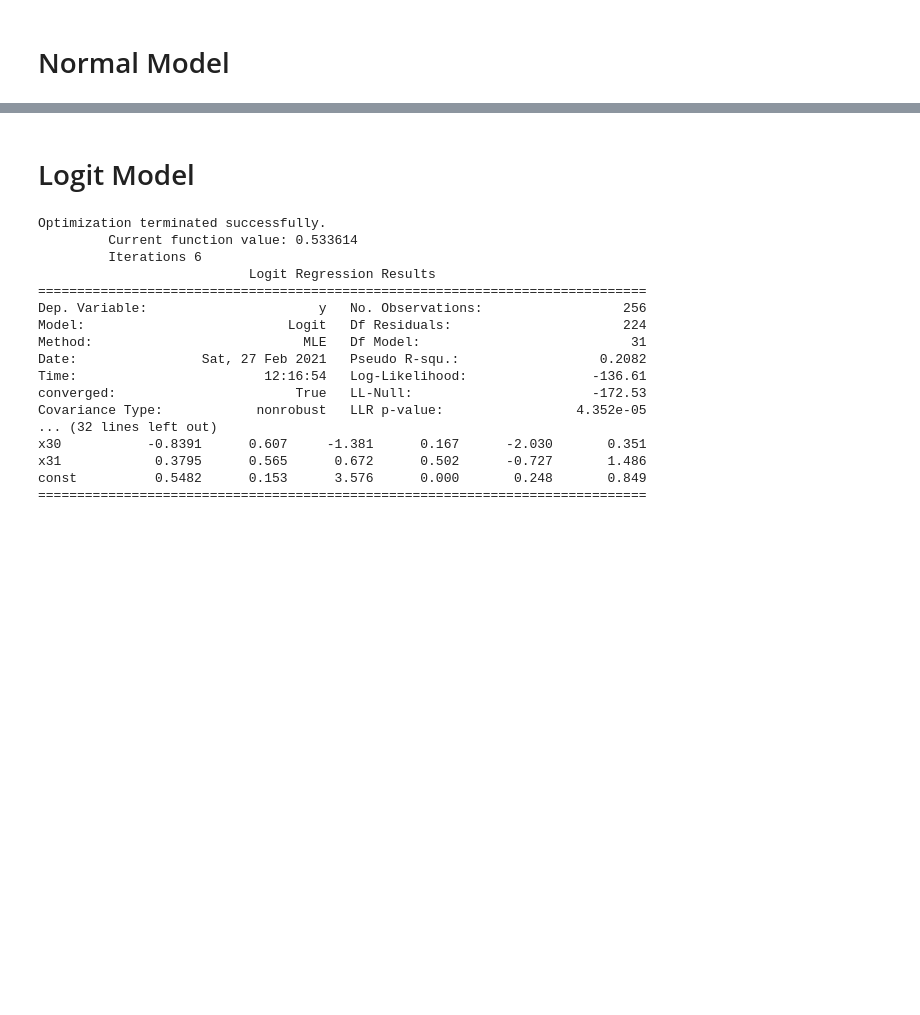
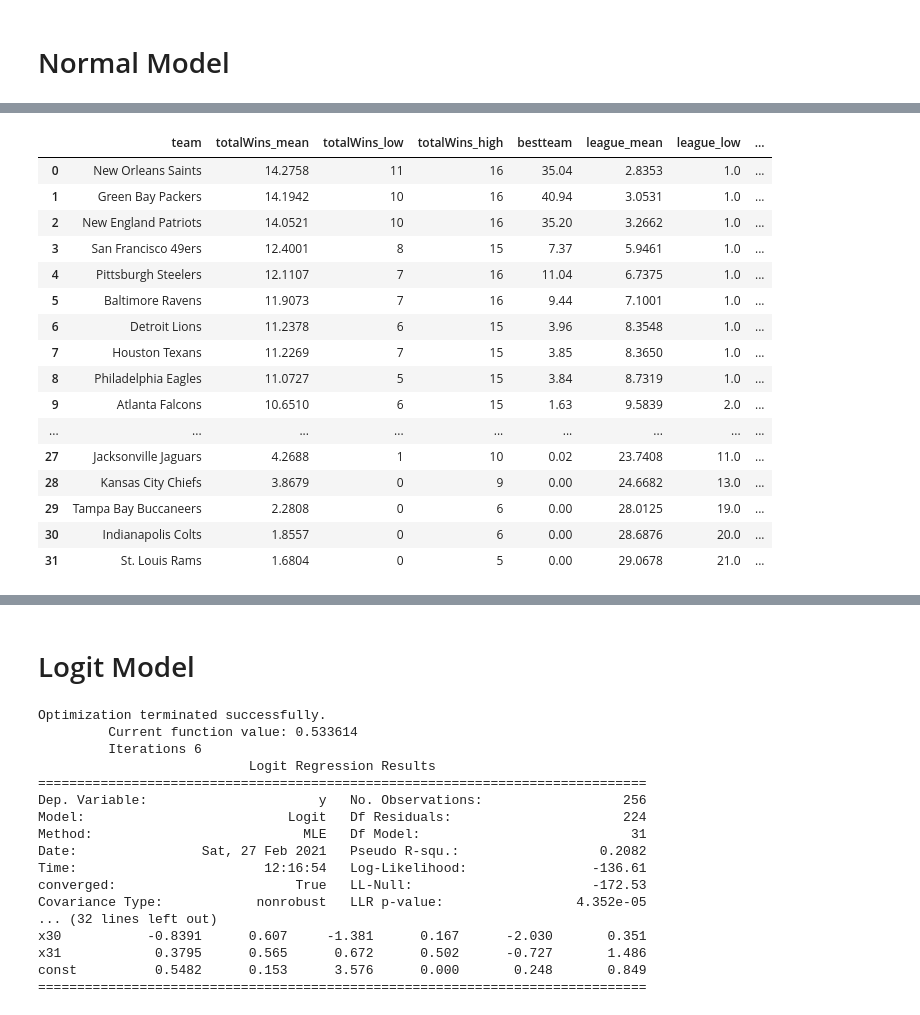
Before and after one commit to sethbilliau/SportsAnalytics, a Jupyter notebook: project1/module1code.ipynb, the cells around one changed output, grey strips where cells are left out. Saved outputs shown, nothing was run; the diff lists cells and outputs as text; code cells hidden in the pictures; blank space fills up the shorter version.

```diff
--- a/project1/module1code.ipynb
+++ b/project1/module1code.ipynb
@@ -439,3 +467,23 @@ team_summary_loaded = pd.read_csv("data/team_summary.csv")
+# %%
+team_summary.drop(columns=["division"])
+# %% [output]
+|  | team | totalWins_mean | totalWins_low | totalWins_high | bestteam | league_mean | league_low | ... |
+| 0 | New Orleans Saints | 14.2758 | 11 | 16 | 35.04 | 2.8353 | 1.0 | ... |
+| 1 | Green Bay Packers | 14.1942 | 10 | 16 | 40.94 | 3.0531 | 1.0 | ... |
+| 2 | New England Patriots | 14.0521 | 10 | 16 | 35.20 | 3.2662 | 1.0 | ... |
+| 3 | San Francisco 49ers | 12.4001 | 8 | 15 | 7.37 | 5.9461 | 1.0 | ... |
+| 4 | Pittsburgh Steelers | 12.1107 | 7 | 16 | 11.04 | 6.7375 | 1.0 | ... |
+| 5 | Baltimore Ravens | 11.9073 | 7 | 16 | 9.44 | 7.1001 | 1.0 | ... |
+| 6 | Detroit Lions | 11.2378 | 6 | 15 | 3.96 | 8.3548 | 1.0 | ... |
+| 7 | Houston Texans | 11.2269 | 7 | 15 | 3.85 | 8.3650 | 1.0 | ... |
+| 8 | Philadelphia Eagles | 11.0727 | 5 | 15 | 3.84 | 8.7319 | 1.0 | ... |
+| 9 | Atlanta Falcons | 10.6510 | 6 | 15 | 1.63 | 9.5839 | 2.0 | ... |
+| ... | ... | ... | ... | ... | ... | ... | ... | ... |
+| 27 | Jacksonville Jaguars | 4.2688 | 1 | 10 | 0.02 | 23.7408 | 11.0 | ... |
+| 28 | Kansas City Chiefs | 3.8679 | 0 | 9 | 0.00 | 24.6682 | 13.0 | ... |
+| 29 | Tampa Bay Buccaneers | 2.2808 | 0 | 6 | 0.00 | 28.0125 | 19.0 | ... |
+| 30 | Indianapolis Colts | 1.8557 | 0 | 6 | 0.00 | 28.6876 | 20.0 | ... |
+| 31 | St. Louis Rams | 1.6804 | 0 | 5 | 0.00 | 29.0678 | 21.0 | ... |
 # %%
 # Add divisions
 team_summary["division"] = [ teamsToDivisions[k] for k in team_summary["team"] ]
```
Also changed, not shown: parts of 24 cells of this notebook, 2 other files.
